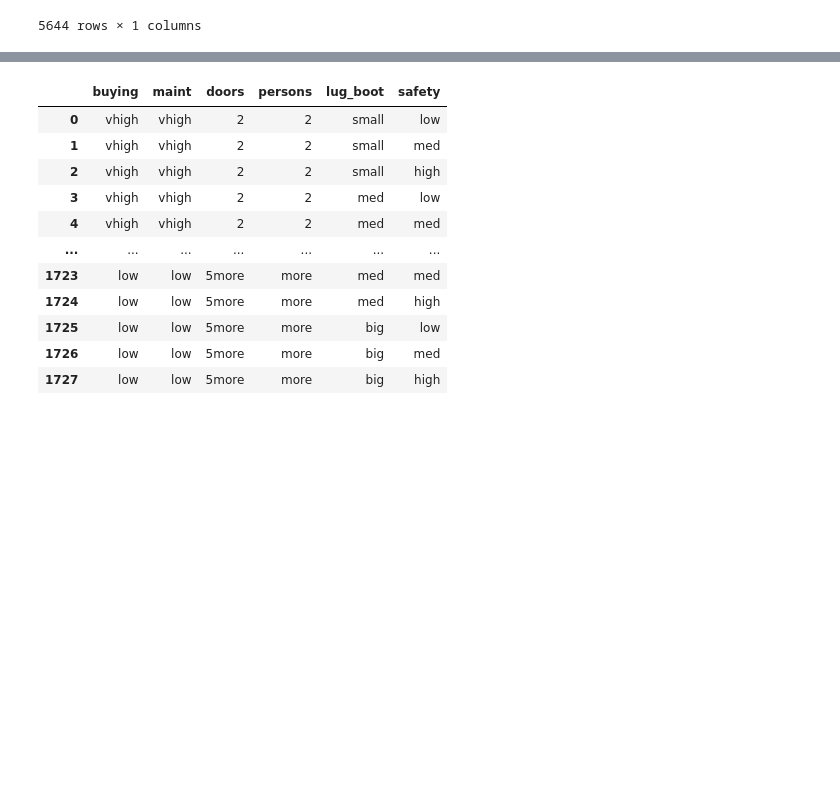
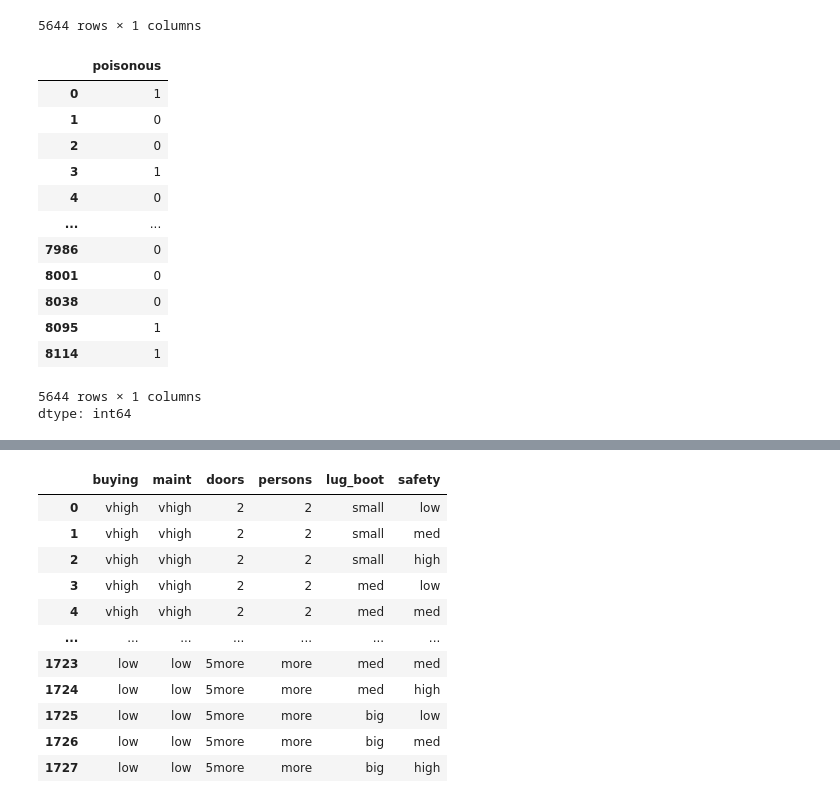
Before and after one commit to ChaoanLi/BIBD4ML, a Jupyter notebook: Project.ipynb, the cells around one changed output, grey strips where cells are left out. Cells and saved outputs as stored; diff of their text form; code cells hidden in the pictures; blank space fills up the shorter version.

```diff
--- a/Project.ipynb
+++ b/Project.ipynb
@@ -867,6 +899,23 @@ y_clean
 5644 rows × 1 columns
 # %%
 y_clean = y_clean["poisonous"].apply(lambda x: 1 if x.strip() == 'p' else 0)
+# %%
+y_clean
+# %% [output]
+|  | poisonous |
+| 0 | 1 |
+| 1 | 0 |
+| 2 | 0 |
+| 3 | 1 |
+| 4 | 0 |
+| ... | ... |
+| 7986 | 0 |
+| 8001 | 0 |
+| 8038 | 0 |
+| 8095 | 1 |
+| 8114 | 1 |
+5644 rows × 1 columns
+dtype: int64
 # %%
 X_encoded = pd.get_dummies(X_clean, drop_first=True)
 # %%
```
Also changed, not shown: parts of 67 cells of this notebook.
